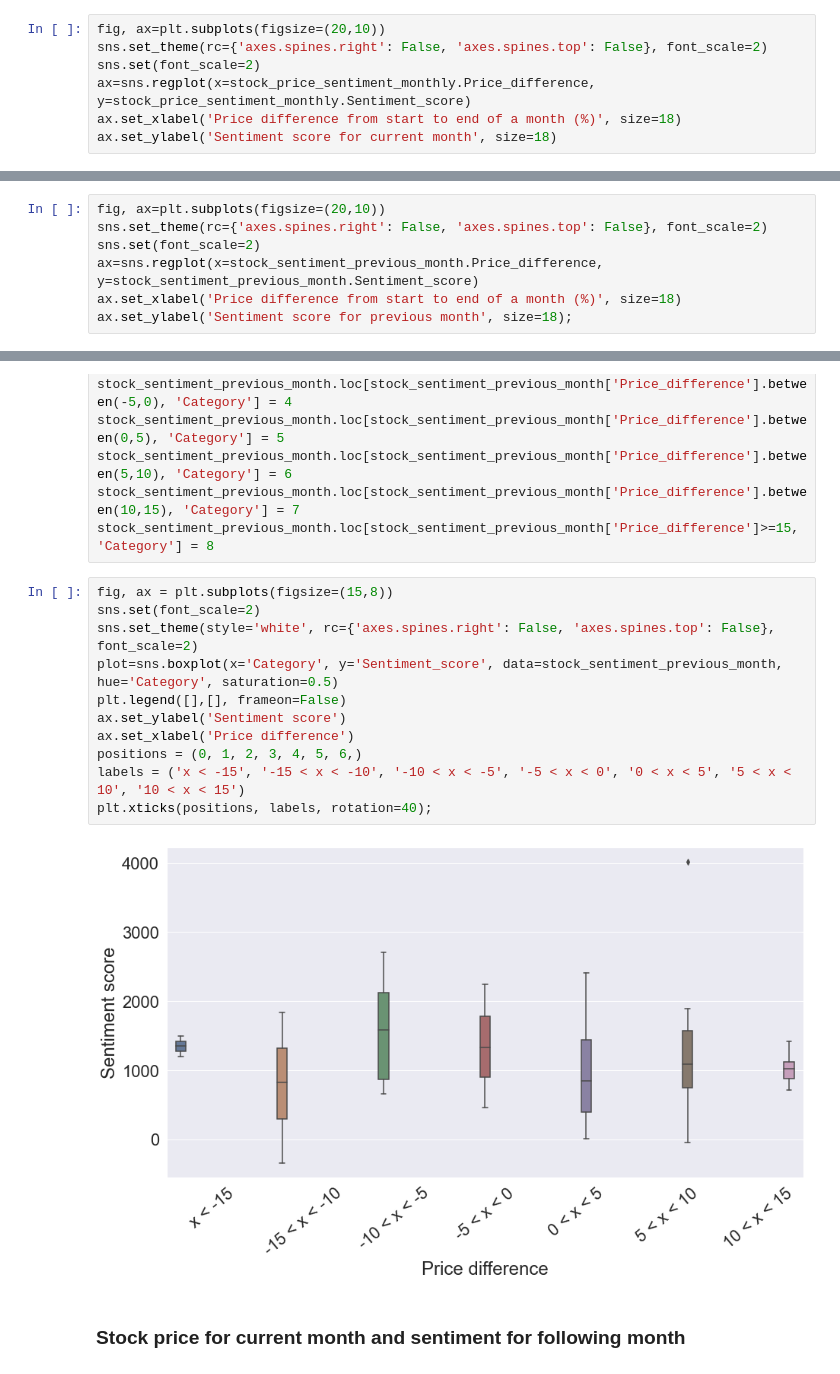
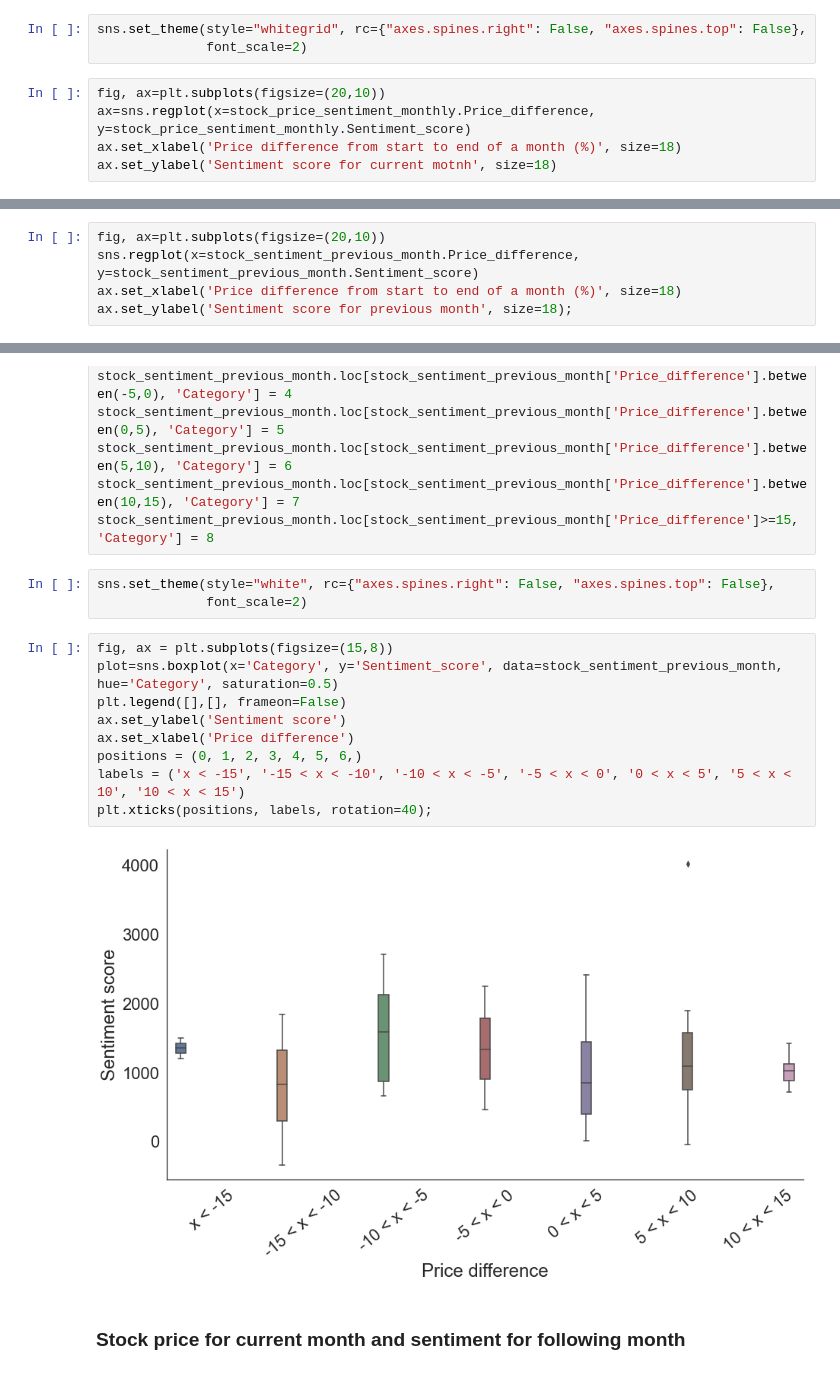
Before and after one commit to epfl-ada/ada-2021-project-club6analysis, a Jupyter notebook: stock_sentiment_analysis_2.ipynb, the cells around one changed output, grey strips where cells are left out. Saved outputs shown, nothing was run; the diff lists cells and outputs as text.

Commit message:
Fix themecolor plots

```diff
--- a/stock_sentiment_analysis_2.ipynb
+++ b/stock_sentiment_analysis_2.ipynb
@@ -205,11 +205,12 @@ stock_price_sentiment_monthly.head()
 | 4 | 2015-05-31 | 3.314830 | 815.1817 |
 # %% [markdown]
 We then plot the development of the stock price and the development of the sentiment to see if we see any obvious relationships between the two.
+# %%
+sns.set_theme(style="whitegrid", rc={"axes.spines.right": False, "axes.spines.top": False},
+              font_scale=2)
 # %%
 fig, ax=plt.subplots(figsize=(20,10))
-sns.set_theme(rc={'axes.spines.right': False, 'axes.spines.top': False}, font_scale=2)
-sns.set(font_scale=2)
 ax=sns.regplot(x=stock_price_sentiment_monthly.Price_difference, y=stock_price_sentiment_monthly.Sentiment_score)
 ax.set_xlabel('Price difference from start to end of a month (%)', size=18)
-ax.set_ylabel('Sentiment score for current month', size=18)
+ax.set_ylabel('Sentiment score for current motnh', size=18)
 # %% [output]
@@ -238,9 +239,7 @@ sentiment_previous_month['Date']=sentiment_previous_month['Date']-DateOffset(mon
 stock_sentiment_previous_month=pd.merge(stock_diff_monthly, sentiment_previous_month, how='inner', on = 'Date')
 # %%
 fig, ax=plt.subplots(figsize=(20,10))
-sns.set_theme(rc={'axes.spines.right': False, 'axes.spines.top': False}, font_scale=2)
-sns.set(font_scale=2)
-ax=sns.regplot(x=stock_sentiment_previous_month.Price_difference, y=stock_sentiment_previous_month.Sentiment_score)
+sns.regplot(x=stock_sentiment_previous_month.Price_difference, y=stock_sentiment_previous_month.Sentiment_score)
 ax.set_xlabel('Price difference from start to end of a month (%)', size=18)
 ax.set_ylabel('Sentiment score for previous month', size=18);
 # %% [output]
@@ -265,19 +264,20 @@ stock_sentiment_previous_month.loc[stock_sentiment_previous_month['Price_differe
 stock_sentiment_previous_month.loc[stock_sentiment_previous_month['Price_difference'].between(5,10), 'Category'] = 6
 stock_sentiment_previous_month.loc[stock_sentiment_previous_month['Price_difference'].between(10,15), 'Category'] = 7
 stock_sentiment_previous_month.loc[stock_sentiment_previous_month['Price_difference']>=15, 'Category'] = 8
+# %%
+sns.set_theme(style="white", rc={"axes.spines.right": False, "axes.spines.top": False},
+              font_scale=2)
 # %%
 fig, ax = plt.subplots(figsize=(15,8))
-sns.set(font_scale=2)
-sns.set_theme(style='white', rc={'axes.spines.right': False, 'axes.spines.top': False}, font_scale=2)
 plot=sns.boxplot(x='Category', y='Sentiment_score', data=stock_sentiment_previous_month, hue='Category', saturation=0.5)
 plt.legend([],[], frameon=False)
 ax.set_ylabel('Sentiment score')
 ax.set_xlabel('Price difference')
 positions = (0, 1, 2, 3, 4, 5, 6,)
 labels = ('x < -15', '-15 < x < -10', '-10 < x < -5', '-5 < x < 0', '0 < x < 5', '5 < x < 10', '10 < x < 15')
 plt.xticks(positions, labels, rotation=40);
 # %% [output]
-[figure, old version]
+[figure, new version]
 # %% [markdown]
 ### Stock price for current month and sentiment for following month
 # %% [markdown]
```
Also changed, not shown: parts of 3 cells of this notebook.
